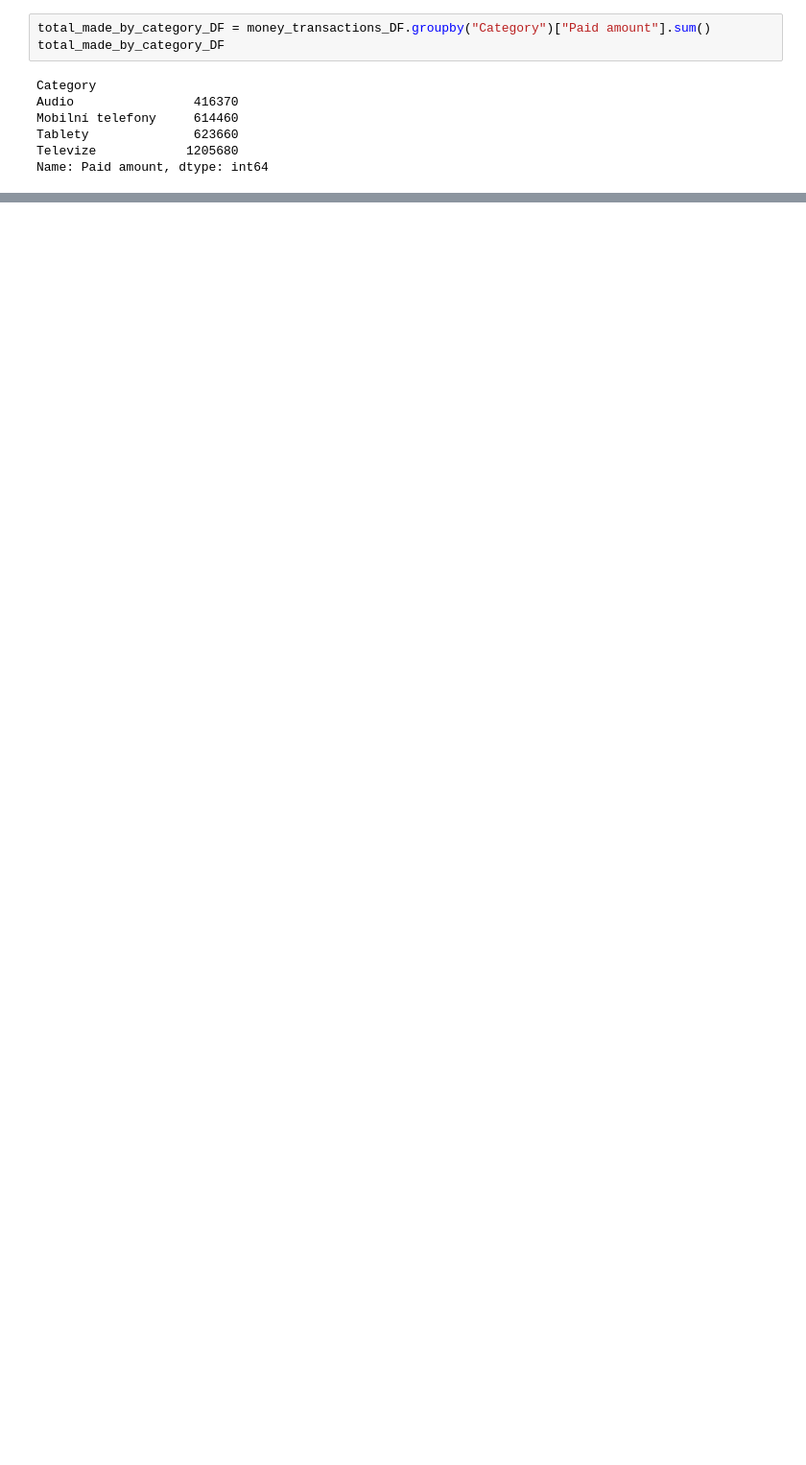
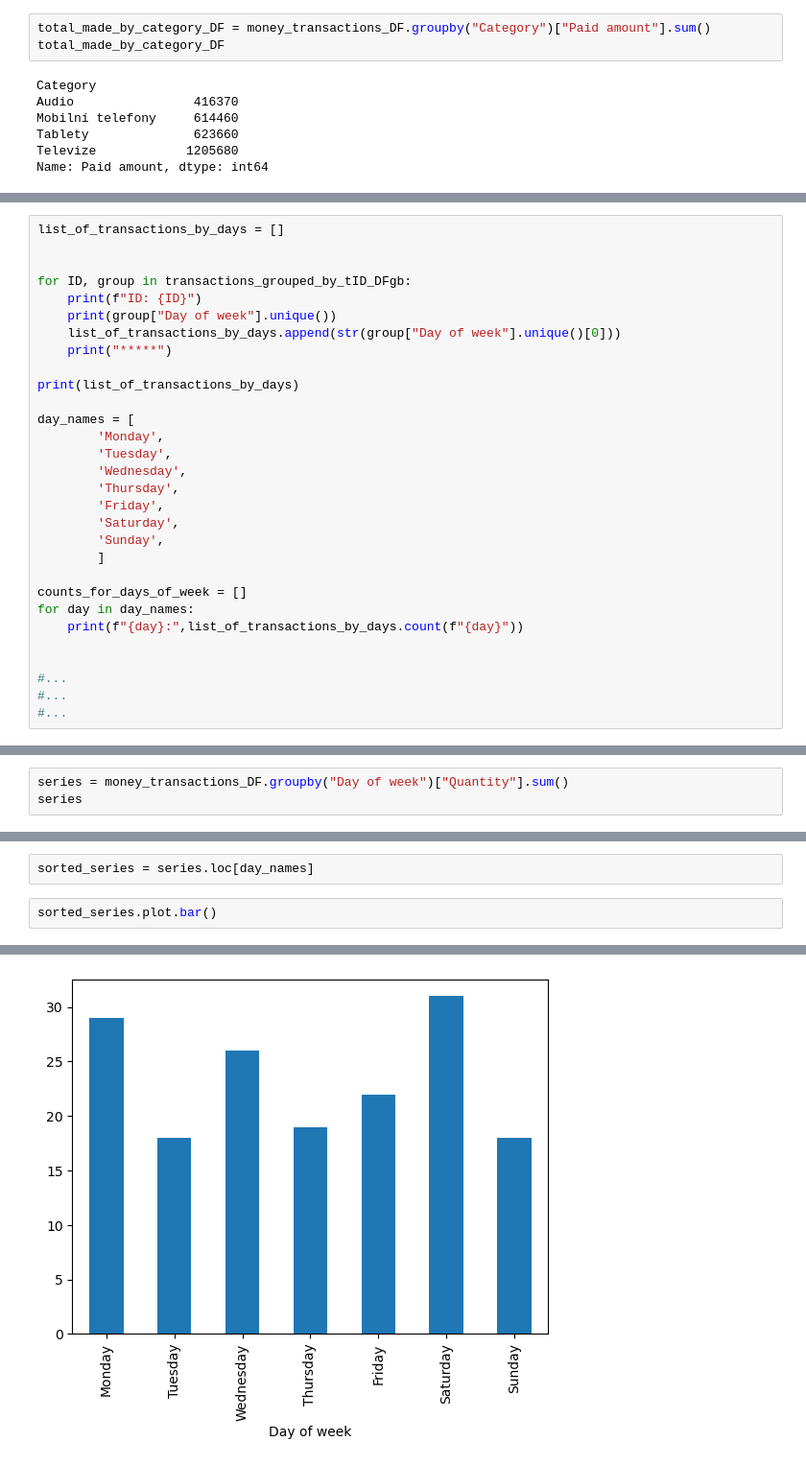
Before and after one commit to kejlajan/work_test, a Jupyter notebook: data_visualization_pipeline.ipynb, the cells around one changed output, grey strips where cells are left out. Shown at 96% size. Drawn from its saved outputs; the diff is of its cells as text; blank space fills up the shorter version.

```diff
--- a/data_visualization_pipeline.ipynb
+++ b/data_visualization_pipeline.ipynb
@@ -97,0 +162,30 @@ plt.show()
+# %%
+list_of_transactions_by_days = []
+
+
+for ID, group in transactions_grouped_by_tID_DFgb:
+    print(f"ID: {ID}")
+    print(group["Day of week"].unique())
+    list_of_transactions_by_days.append(str(group["Day of week"].unique()[0]))
+    print("*****")
+
+print(list_of_transactions_by_days)
+
+day_names = [
+        'Monday',
+        'Tuesday',
+        'Wednesday',
+        'Thursday',
+        'Friday',
+        'Saturday',
+        'Sunday',
+        ]
+
+counts_for_days_of_week = []
+for day in day_names:
+    print(f"{day}:",list_of_transactions_by_days.count(f"{day}"))
+
+
+#...
+#...
+#...
@@ -97,0 +226,3 @@ plt.show()
+# %%
+series = money_transactions_DF.groupby("Day of week")["Quantity"].sum()
+series
@@ -97,0 +239,5 @@ plt.show()
+# %%
+sorted_series = series.loc[day_names]
+# %%
+sorted_series.plot.bar()
+# %% [output]
@@ -97,0 +245 @@ plt.show()
+[figure, added]
```
Also changed, not shown: parts of 30 cells of this notebook.
